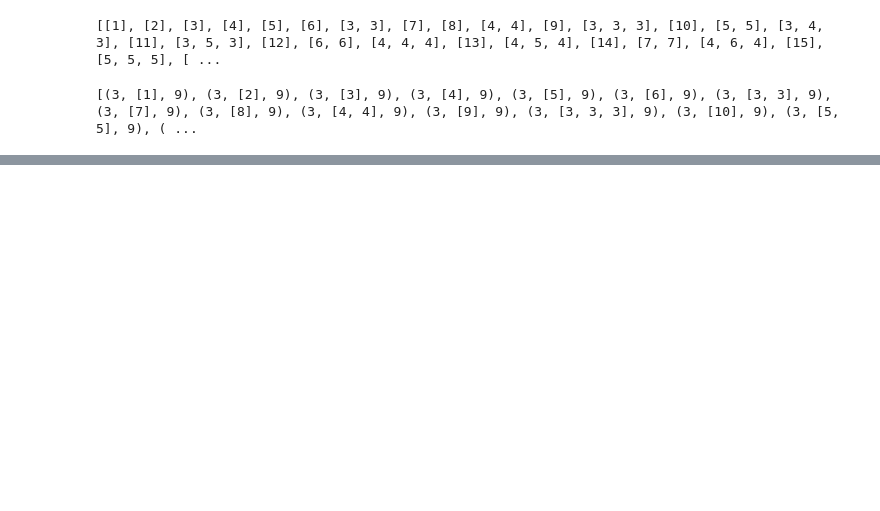
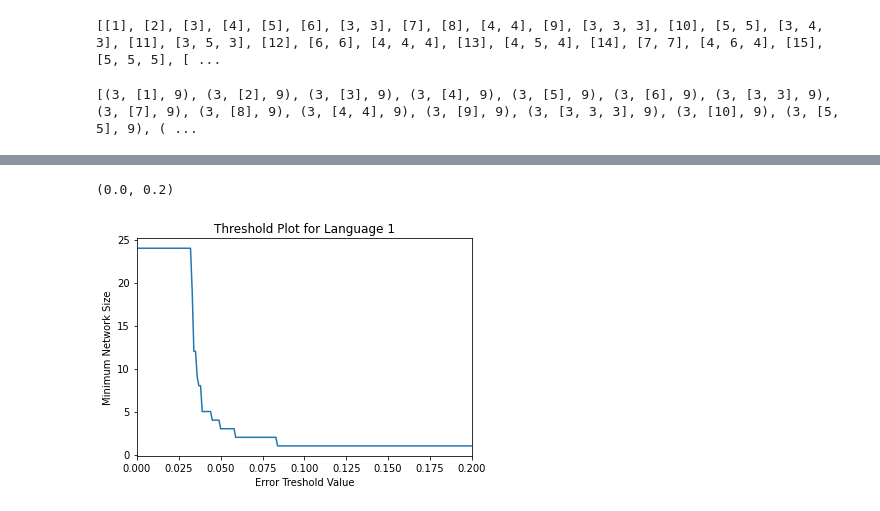
Before and after one commit to amrutn/Information-in-Language, a Jupyter notebook: Perceptron Networks/Color/Automation.ipynb, the cells around one changed output, grey strips where cells are left out. Saved outputs shown, nothing was run; the diff lists cells and outputs as text; code cells hidden in the pictures; blank space fills up the shorter version.

Commit message:
Language 1 plot

```diff
--- a/Perceptron Networks/Color/Automation.ipynb
+++ b/Perceptron Networks/Color/Automation.ipynb
@@ -77,7 +77,7 @@ class Train:
 
     def __init__(self, language_number):
         #Array of losses over training period for each network
-        self.num_average = 10
+        self.num_average = 1
         self.output_file = {}
         for n in node_num:
             self.output_file[n] = {}
@@ -120,7 +120,8 @@ class Train:
                             strike += 1
                     prev_error = validation_error
                 net_error_arr.append(np.min(error_arr))
-            output_file[sum(shape[1])][len(shape[1])] = [np.mean(net_error_arr), np.std(net_error_arr)]
+            self.output_file[sum(shape[1])][len(shape[1])] = [np.mean(net_error_arr), np.std(net_error_arr)]
 # %%
 #Input number here
-Train(56).trainer()
+language_1 = Train(1)
+language_1.trainer()
@@ -127,3 +154,38 @@ Train(56).trainer()
 # %%
 with open('validation_errors.json', 'w') as f:
-            json.dump(output_file, f)
+            json.dump(language_1.output_file, f)
+# %%
+with open('validation_errors.json') as f:
+    output_file=json.load(f)
+# %%
+errors = []
+for size in node_num:
+    out_dict_for_size = output_file[str(size)]
+    vals = list(out_dict_for_size.values())
+    vals = np.array(vals)
+    vals = vals[:,0]
+    errors.append(np.min(vals))
+errors = np.array(errors)
+
+thresholds = np.arange(.001, 1, .001)
+
+min_sizes = []
+for threshold in thresholds:
+    idx = 0
+    for err in errors:
+        if err <= threshold:
+            break
+        idx += 1
+    if idx < len(node_num):
+        min_sizes.append(node_num[idx])
+    else:
+        min_sizes.append(max(node_num))
+
+plt.title('Threshold Plot for Language {0}'.format(1))
+plt.plot(thresholds, min_sizes)
+plt.xlabel('Error Treshold Value')
+plt.ylabel('Minimum Network Size')
+plt.xlim(0,0.2)
+# %% [output]
+(0.0, 0.2)
+[figure, added]
```
Also changed, not shown: parts of 1 cell of this notebook, 2 other files.
